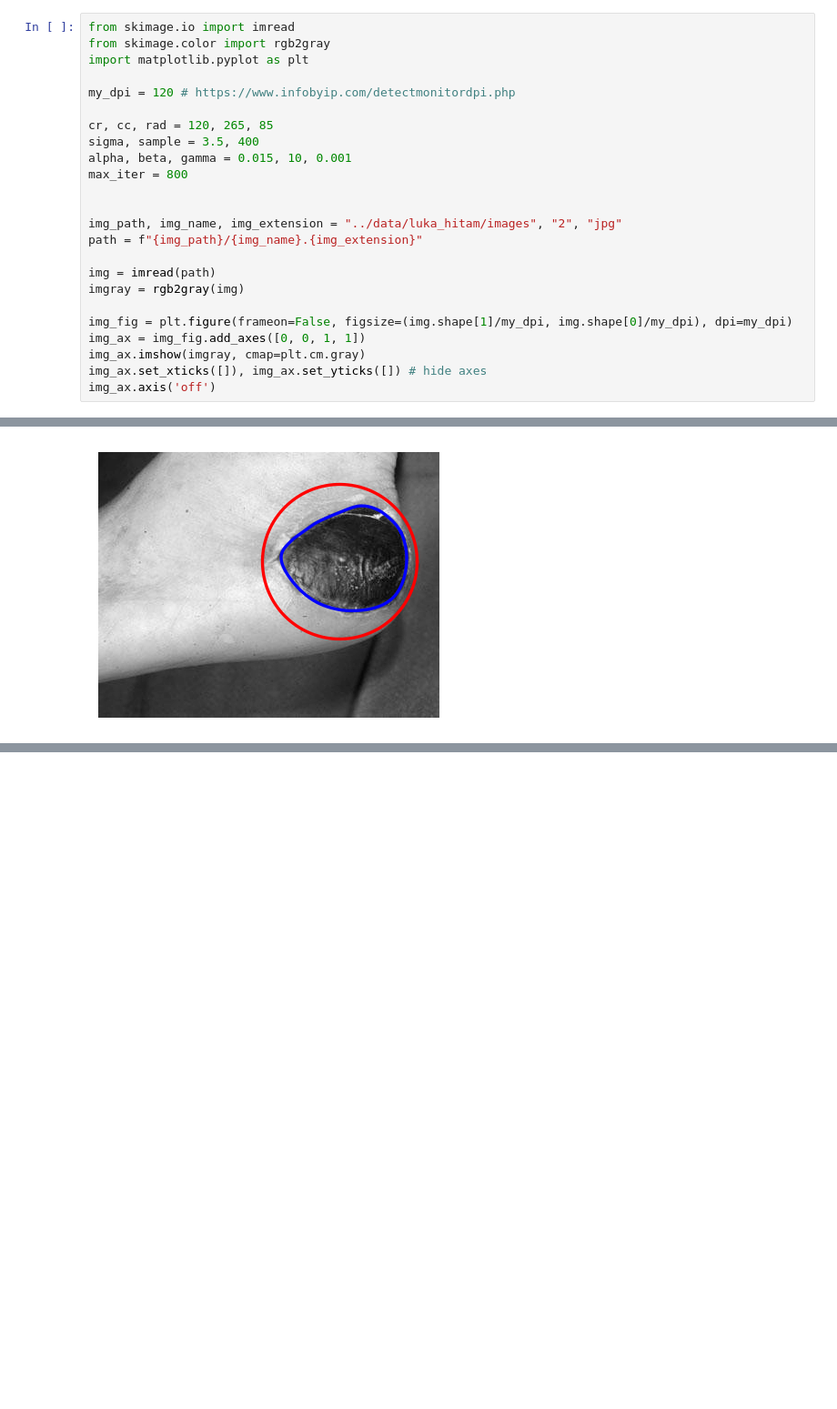
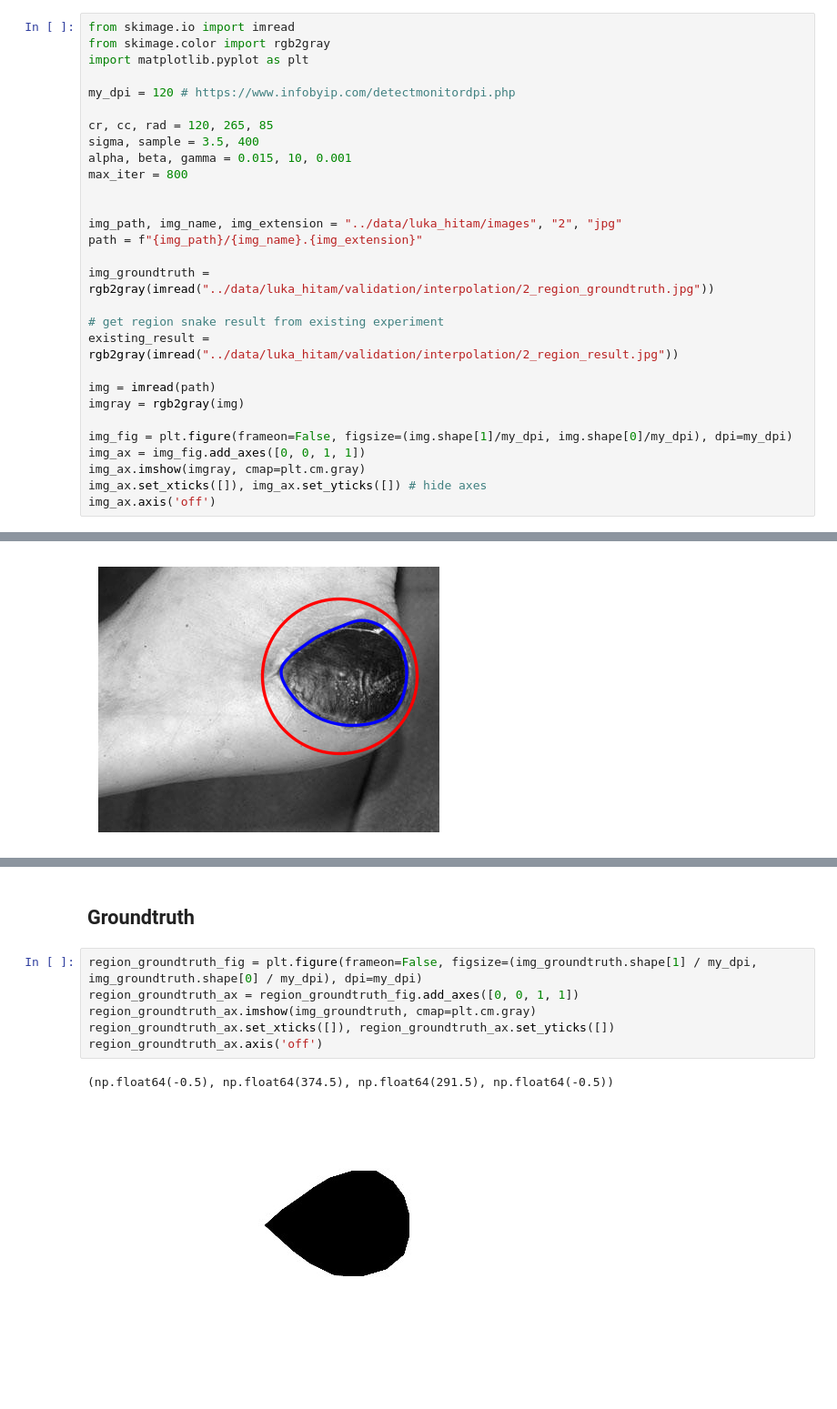
Before and after one commit to m-rizki/skripsi, a Jupyter notebook: v2/notebooks/02_acm_interpolation.ipynb, the cells around one changed output, grey strips where cells are left out. Shown at 91% size. Drawn from its saved outputs; the diff is of its cells as text; blank space fills up the shorter version.

```diff
--- a/v2/notebooks/02_acm_interpolation.ipynb
+++ b/v2/notebooks/02_acm_interpolation.ipynb
@@ -25,6 +25,11 @@ max_iter = 800
 img_path, img_name, img_extension = "../data/luka_hitam/images", "2", "jpg"
 path = f"{img_path}/{img_name}.{img_extension}"
 
+img_groundtruth = rgb2gray(imread("../data/luka_hitam/validation/interpolation/2_region_groundtruth.jpg"))
+
+# get region snake result from existing experiment
+existing_result = rgb2gray(imread("../data/luka_hitam/validation/interpolation/2_region_result.jpg"))
+
 img = imread(path)
 imgray = rgb2gray(img)
 
@@ -160,0 +178,11 @@ snake_final_ax.axis('off')
+# %% [markdown]
+## Groundtruth
+# %%
+region_groundtruth_fig = plt.figure(frameon=False, figsize=(img_groundtruth.shape[1] / my_dpi, img_groundtruth.shape[0] / my_dpi), dpi=my_dpi)
+region_groundtruth_ax = region_groundtruth_fig.add_axes([0, 0, 1, 1])
+region_groundtruth_ax.imshow(img_groundtruth, cmap=plt.cm.gray)
+region_groundtruth_ax.set_xticks([]), region_groundtruth_ax.set_yticks([])
+region_groundtruth_ax.axis('off')
+# %% [output]
+(np.float64(-0.5), np.float64(374.5), np.float64(291.5), np.float64(-0.5))
+[figure, added]
```
Also changed, not shown: parts of 4 cells of this notebook, 59 other files.
